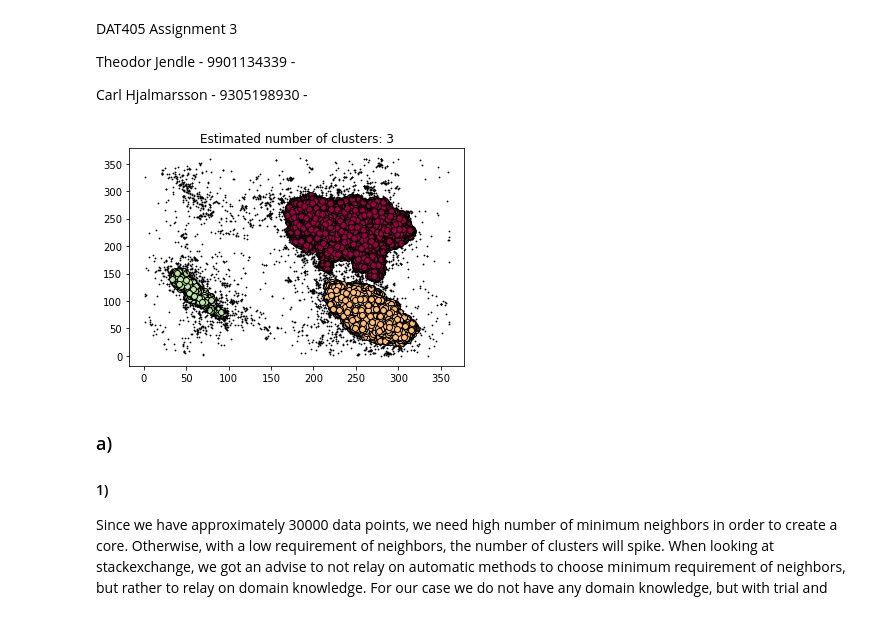
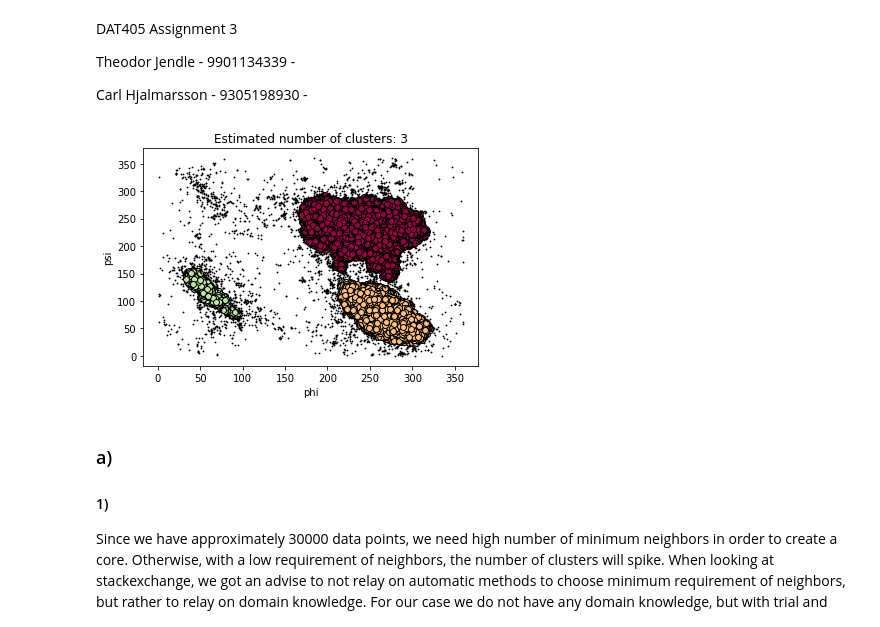
Before and after one commit to carljvh/intro-to-datascience-and-AI, a Jupyter notebook: assignment-3/problem3_3.ipynb, the cells around one changed output. Drawn from its saved outputs; the diff is of its cells as text; code cells hidden in the pictures.

```diff
--- a/assignment-3/problem3_3.ipynb
+++ b/assignment-3/problem3_3.ipynb
@@ -17,41 +17,45 @@ from sklearn.preprocessing import StandardScaler
 import seaborn as sns
 # %%
 protein_data = pd.read_csv("assignment3-data.csv", index_col = False)
-angle_data = protein_data[['phi', 'psi']]
+angle_data = protein_data[['residue','phi', 'psi']]
 shifted_angles = angle_data.copy(deep=True)
 shifted_angles["phi"] = shifted_angles["phi"] + 350
 shifted_angles["psi"] = shifted_angles["psi"] + 95
-shifted_angles = shifted_angles.mod(360, axis = 1)
+shifted_angles["phi"] = shifted_angles["phi"].mod(360)
+shifted_angles["psi"] = shifted_angles["psi"].mod(360)
+
 
 # paramets for DBSCAN
 epsilon = 10
 min_samples = 63
-db = DBSCAN(eps = epsilon, min_samples=min_samples).fit(shifted_angles)
+db = DBSCAN(eps = epsilon, min_samples=min_samples).fit(shifted_angles[["phi", "psi"]])
 
 # Copied from moduel 3 materials
 labels = db.labels_
 core_samples_mask = np.zeros_like(labels, dtype=bool)
 core_samples_mask[db.core_sample_indices_] = True
 n_clusters_ = len(set(labels)) - (1 if -1 in labels else 0)
 
 # This plot was copies from moduel 3 materials
 unique_labels = set(labels)
 colors = [plt.cm.Spectral(each)
           for each in np.linspace(0, 1, len(unique_labels))]
 for k, col in zip(unique_labels, colors):
     if k == -1:
         col = [0, 0, 0, 1]
     class_member_mask = (labels == k)
     phi_psi = shifted_angles[class_member_mask & core_samples_mask]
     plt.plot(phi_psi["phi"], phi_psi["psi"], 'o', markerfacecolor=tuple(col),
              markeredgecolor='k', markersize=6)
     phi_psi = shifted_angles[class_member_mask & ~core_samples_mask]
     plt.plot(phi_psi["phi"], phi_psi["psi"], 'o', markerfacecolor=tuple(col),
              markeredgecolor='k', markersize=0.8)
 plt.title('Estimated number of clusters: %d' % n_clusters_)
+plt.xlabel("phi")
+plt.ylabel("psi")
 plt.show()
 # %% [output]
-[figure, old version]
+[figure, new version]
 # %% [markdown]
 ### a)
 #### 1)
```
Also changed, not shown: parts of 2 cells of this notebook, 1 other file.
